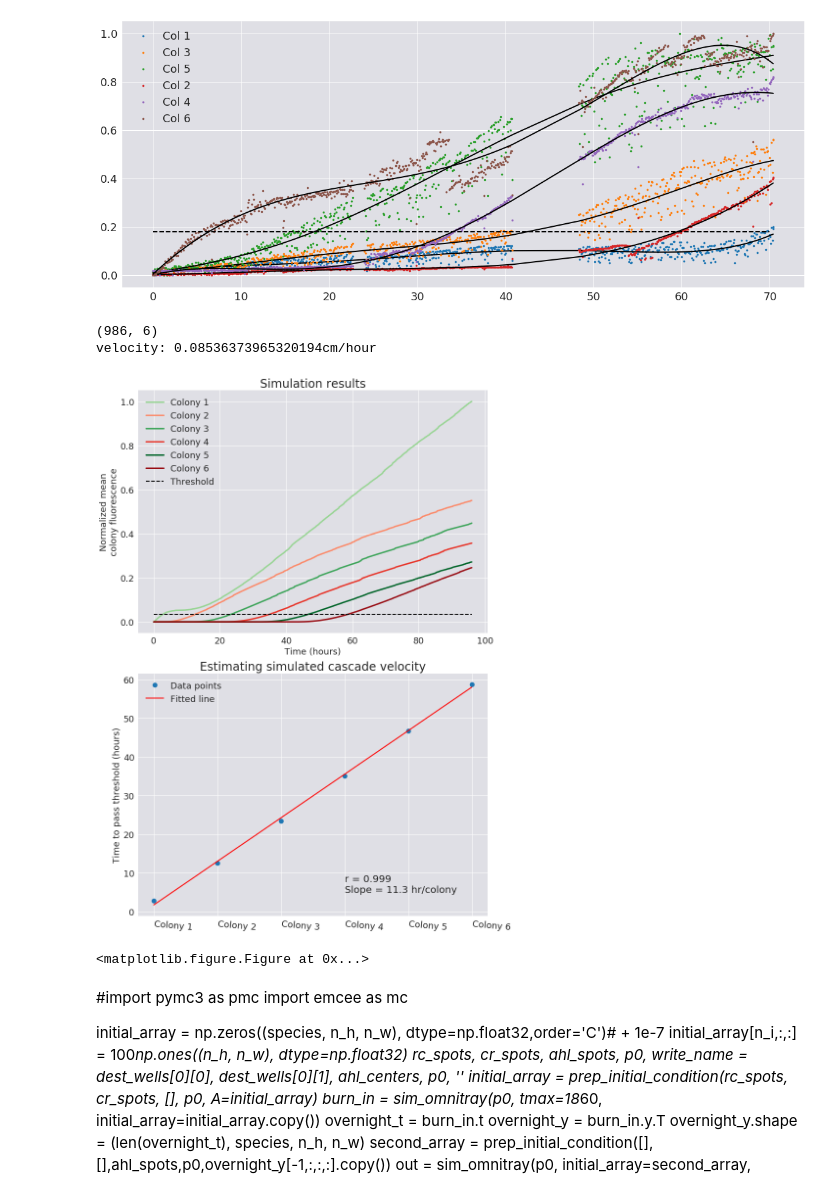
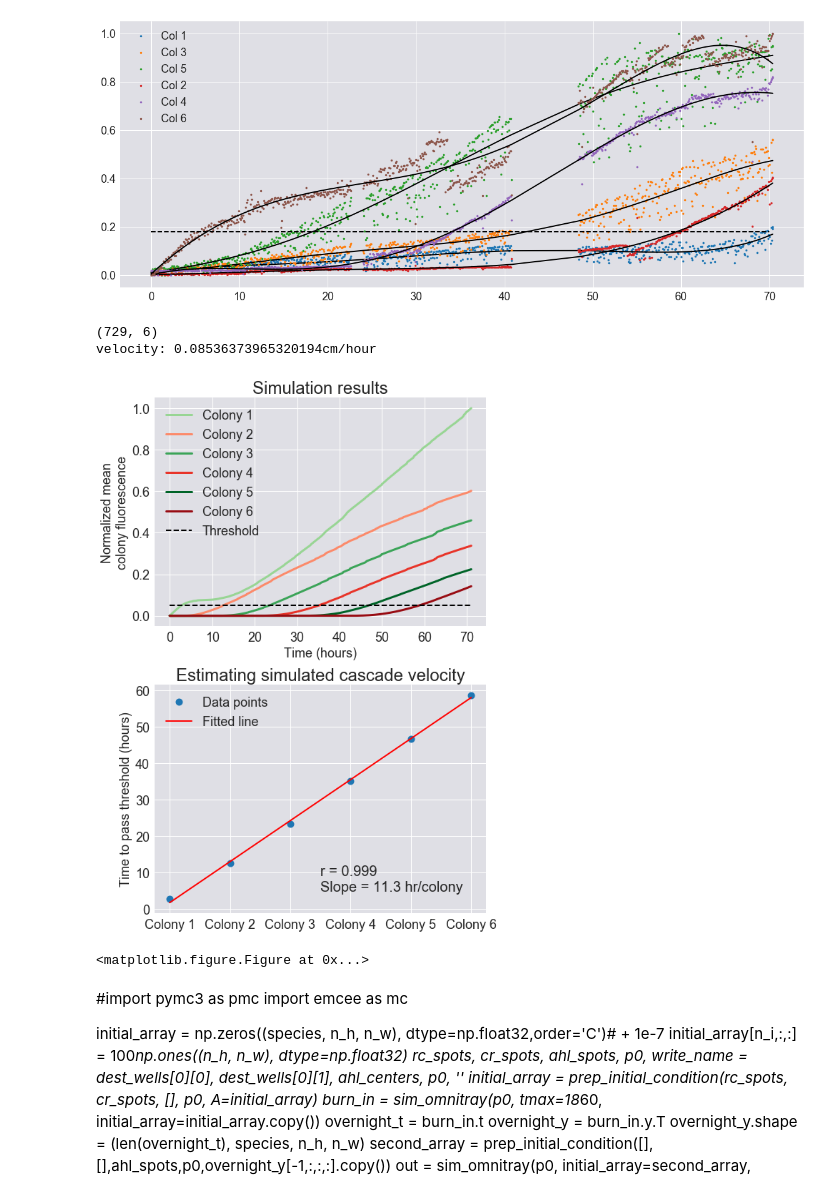
Before and after one commit to boospooky/omnitray-modeling, a Jupyter notebook: omnitray-modeling/simulation_notebook.ipynb, the cells around one changed output. Cells and saved outputs as stored; diff of their text form; code cells hidden in the pictures.

```diff
--- a/omnitray-modeling/simulation_notebook.ipynb
+++ b/omnitray-modeling/simulation_notebook.ipynb
@@ -341,13 +341,13 @@ fnames = [
           for letter in ['a', 'b', 'c']
          ]
 
-ahl_fn = "/home/jmp/data/echo_files/20170829_circuit/AHL/20170829_abc3_Cin AHL.csv"
+ahl_fn = "/home/jmp/murray/surf_2017/echo_files/20170829_circuit/AHL/20170829_abc3_Cin AHL.csv"
 
-fn_base = "/home/jmp/data/echo_files/20170829_circuit/combo/20170829_combo_ST{}.csv"
+fn_base = "/home/jmp/murray/surf_2017/echo_files/20170829_circuit/combo/20170829_combo_ST{}.csv"
 fnames = [[fn_base.format(strain)
           for strain in [3,4]
          ]]
-ahl_fn = "/home/jmp/data/echo_files/20170829_circuit/AHL/20170829_combo_Cin AHL.csv"
+ahl_fn = "/home/jmp/murray/surf_2017/echo_files/20170829_circuit/AHL/20170829_combo_Cin AHL.csv"
 
 
 mat = pd.read_csv(ahl_fn)
@@ -611,7 +611,7 @@ plt.legend()
 <matplotlib.legend.Legend at 0x...>
 [figure]
 # %%
-n_colonies = 12
+n_colonies = 6
 def get_traces(out):
     t, s, h, w = out.shape
     colony_mean = np.zeros((t, n_colonies))
@@ -660,11 +660,14 @@ def residuals(p_in):
     return res
 # %%
 if True:
-    fig, axs = plt.subplots(2,1, figsize=(12,16))
+    fig, axs = plt.subplots(2,1, figsize=(8,11))
     rfp_colors = cm.Reds(np.linspace(0.4,0.9,3))
     gfp_colors = cm.Greens(np.linspace(0.4,0.9,3))
     color_dict = dict(zip([5,3,1,4,2,0],np.concatenate((gfp_colors,rfp_colors))))
     out, t_vec = a_out
+    keep_inds = t_vec < 71*60
+    t_vec = t_vec[keep_inds]
+    out = out[keep_inds,:,:,:]
     t_vec = t_vec / 60
     plot_labels = ["Colony {}".format(i) for i in np.arange(6,0,-1) ]
     traces = get_traces(out)
@@ -674,37 +677,37 @@ if True:
         axs[0].plot(t_vec,traces[:,colony], color=color_dict[colony], label=plot_labels[colony], linewidth=3)
     plt.figure()
     t_crossings = np.zeros(6)
     threshold = (traces[25,-1])
     axs[0].plot(t_vec[[0,-1]], [threshold, threshold],'k--', label='Threshold')
     #t_vec = t.copy()
     #t_vec.shape
     for colony in range(n_colonies):
         above_threshold = traces[:,colony] > threshold
         t_crossings[colony] = t_vec[above_threshold].min()
     col_x = np.arange(n_colonies) # * 2.25*3*np.sqrt(2)
     col_y = t_crossings[::-1]
     lin_fn = lambda x, m, b: m*x + b
     opt_out = opt.curve_fit(lin_fn, col_x, col_y)
     corrcoef = np.corrcoef(col_x, col_y)[0][1]
     axs[1].plot(col_x, col_y,'.', ms=20, label='Data points')
     axs[1].plot(col_x, lin_fn(col_x, *opt_out[0]),'r-', ms=20, label='Fitted line')
-    axs[1].text(3, 5, "r = {:0.3f}\nSlope = {:0.1f} hr/colony".format(corrcoef,opt_out[0][0]), {'size':20})
+    axs[1].text(2.5, 5, "r = {:0.3f}\nSlope = {:0.1f} hr/colony".format(corrcoef,opt_out[0][0]), {'size':20})
     axs[1].set_xticks(np.arange(n_colonies))
-    axs[1].set_xticklabels(plot_labels[::-1], rotation=-5, ha='left')
+    axs[1].set_xticklabels(plot_labels[::-1])#, rotation=-10, ha='left')
     axs[1].set_title('Estimating simulated cascade velocity')
     axs[1].set_ylabel('Time to pass threshold (hours)')
     axs[1].legend()
     axs[0].legend()
     axs[0].set_xlabel('Time (hours)')
     axs[0].set_ylabel('Normalized mean\ncolony fluorescence', wrap=True)
     axs[0].set_title('Simulation results')
     fig.tight_layout()
     fig.savefig('sim_analysis.pdf')
     print("velocity: {}cm/hour".format((1/1e1)*9.55/np.mean(np.diff(t_crossings[-1::-1]))))
 # %% [output]
-(986, 6)
+(729, 6)
 velocity: 0.08536373965320194cm/hour
-[figure, old version]
+[figure, new version]
 <matplotlib.figure.Figure at 0x...>
 # %%
 def read_centers(fn):
```
Also changed, not shown: parts of 4 cells of this notebook, 1 other file.
